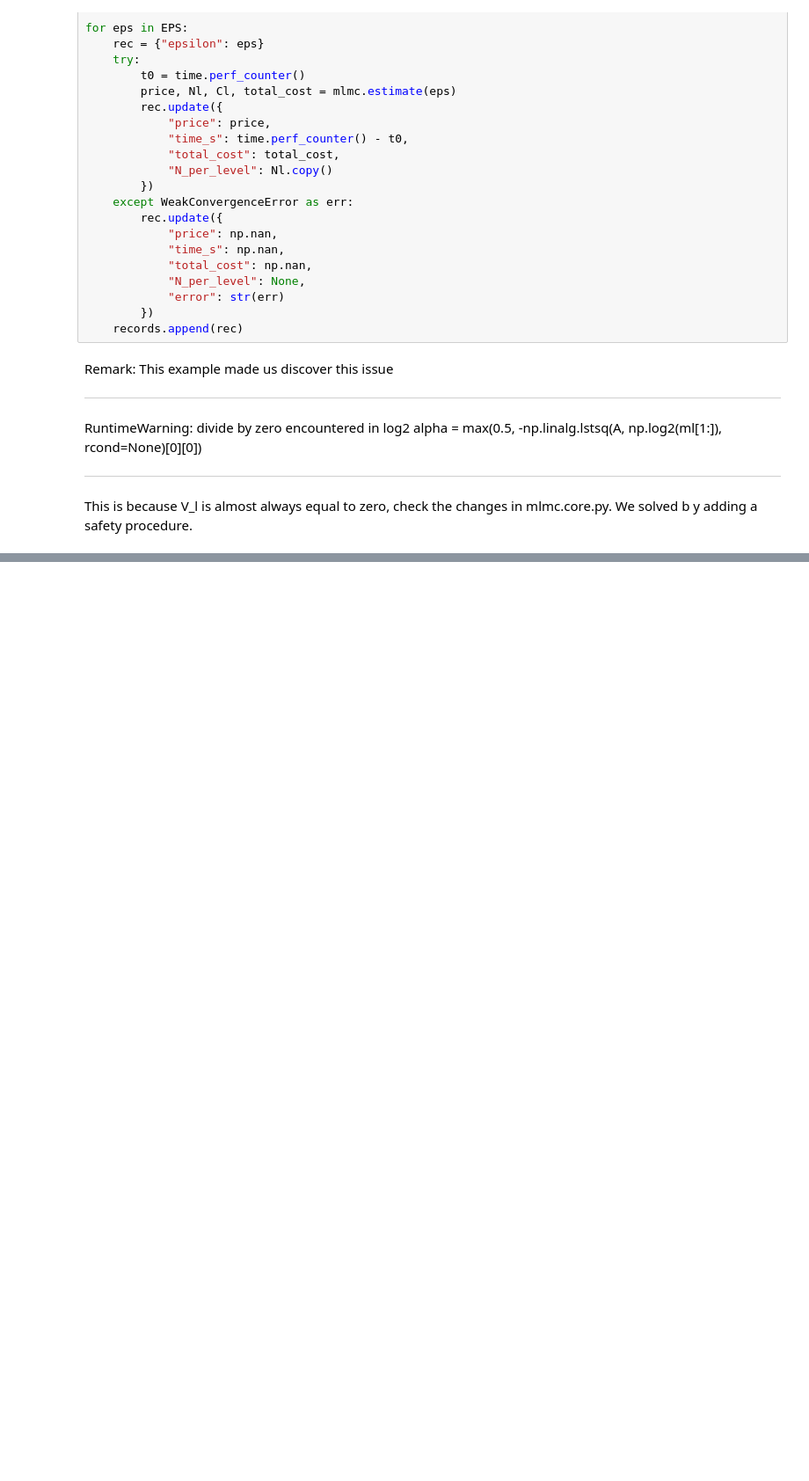
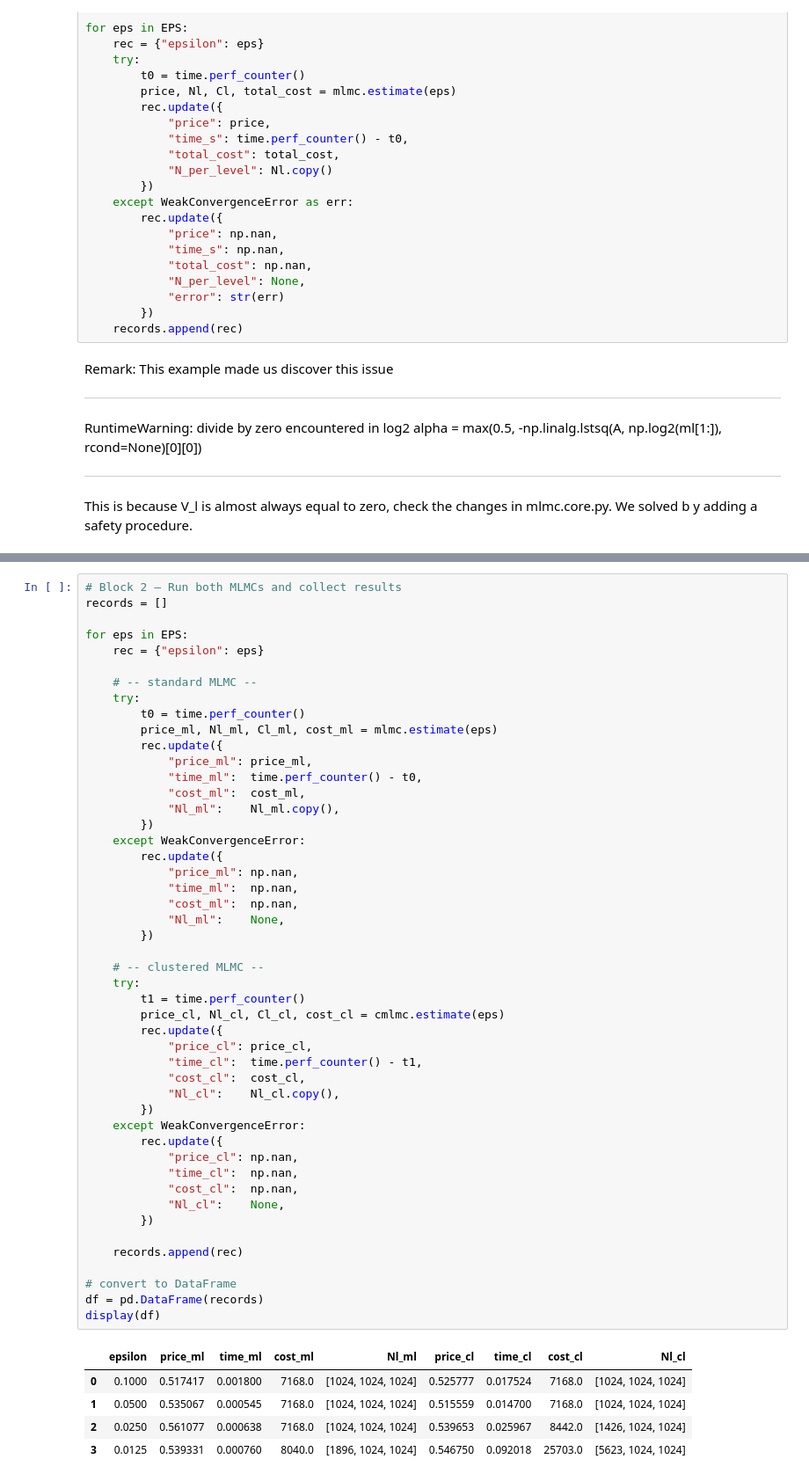
Before and after one commit to AlaaBouattour/Multilevel-Monte-Carlo, a Jupyter notebook: examples/mlmc_blind_sampling_problem.ipynb, the cells around one changed output, grey strips where cells are left out. Shown at 88% size. Drawn from its saved outputs; the diff is of its cells as text; blank space fills up the shorter version.

```diff
--- a/examples/mlmc_blind_sampling_problem.ipynb
+++ b/examples/mlmc_blind_sampling_problem.ipynb
@@ -135,0 +172,54 @@ Level 2: mean(Y_2) = 0.000e+00, var(Y_2) = 0.000e+00
+# %%
+# Block 2 — Run both MLMCs and collect results
+records = []
+
+for eps in EPS:
+    rec = {"epsilon": eps}
+
+    # -- standard MLMC --
+    try:
+        t0 = time.perf_counter()
+        price_ml, Nl_ml, Cl_ml, cost_ml = mlmc.estimate(eps)
+        rec.update({
+            "price_ml": price_ml,
+            "time_ml":  time.perf_counter() - t0,
+            "cost_ml":  cost_ml,
+            "Nl_ml":    Nl_ml.copy(),
+        })
+    except WeakConvergenceError:
+        rec.update({
+            "price_ml": np.nan,
+            "time_ml":  np.nan,
+            "cost_ml":  np.nan,
+            "Nl_ml":    None,
+        })
+
+    # -- clustered MLMC --
+    try:
+        t1 = time.perf_counter()
+        price_cl, Nl_cl, Cl_cl, cost_cl = cmlmc.estimate(eps)
+        rec.update({
+            "price_cl": price_cl,
+            "time_cl":  time.perf_counter() - t1,
+            "cost_cl":  cost_cl,
+            "Nl_cl":    Nl_cl.copy(),
+        })
+    except WeakConvergenceError:
+        rec.update({
+            "price_cl": np.nan,
+            "time_cl":  np.nan,
+            "cost_cl":  np.nan,
+            "Nl_cl":    None,
+        })
+
+    records.append(rec)
+
+# convert to DataFrame
+df = pd.DataFrame(records)
+display(df)
+# %% [output]
+|  | epsilon | price_ml | time_ml | cost_ml | Nl_ml | price_cl | time_cl | cost_cl | Nl_cl |
+| 0 | 0.1000 | 0.517417 | 0.001800 | 7168.0 | [1024, 1024, 1024] | 0.525777 | 0.017524 | 7168.0 | [1024, 1024, 1024] |
+| 1 | 0.0500 | 0.535067 | 0.000545 | 7168.0 | [1024, 1024, 1024] | 0.515559 | 0.014700 | 7168.0 | [1024, 1024, 1024] |
+| 2 | 0.0250 | 0.561077 | 0.000638 | 7168.0 | [1024, 1024, 1024] | 0.539653 | 0.025967 | 8442.0 | [1426, 1024, 1024] |
+| 3 | 0.0125 | 0.539331 | 0.000760 | 8040.0 | [1896, 1024, 1024] | 0.546750 | 0.092018 | 25703.0 | [5623, 1024, 1024] |
```
Also changed, not shown: parts of 7 cells of this notebook, 3 other files.
